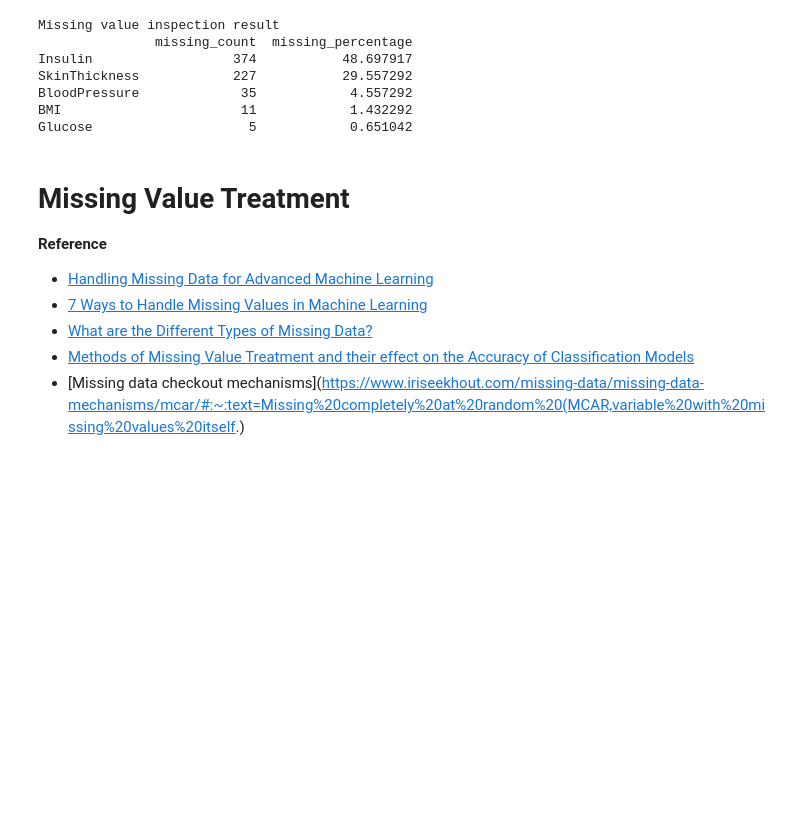
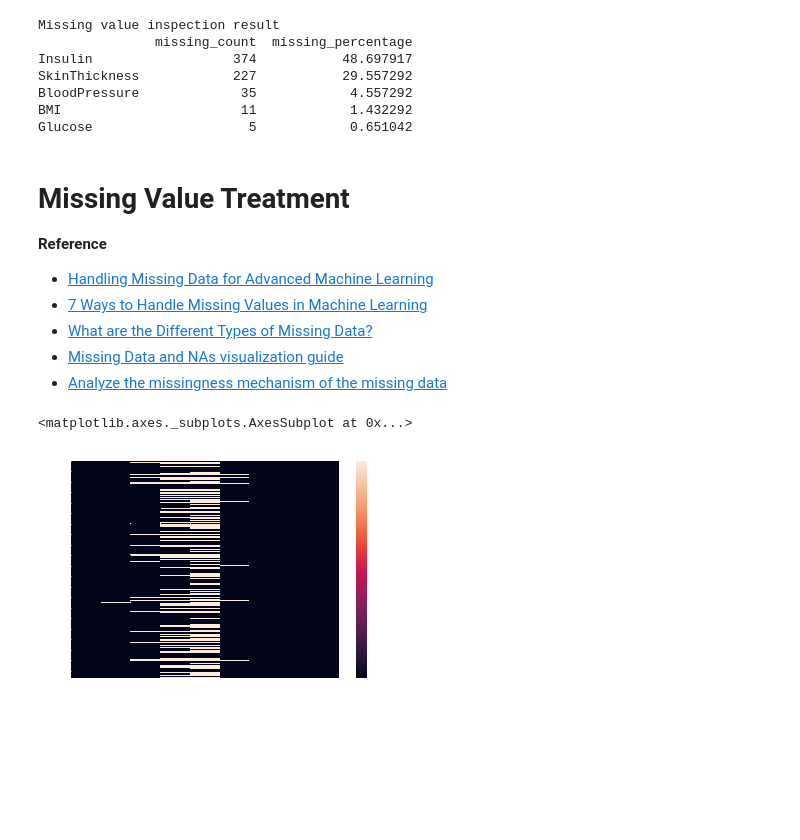
Before and after one commit to sayan0506/Prediction-model-for-Diabetes, a Jupyter notebook: Pima_Indian_Diabetes_prediction_model.ipynb, the cells around one changed output. Drawn from its saved outputs; the diff is of its cells as text; code cells hidden in the pictures; blank space fills up the shorter version.

```diff
--- a/Pima_Indian_Diabetes_prediction_model.ipynb
+++ b/Pima_Indian_Diabetes_prediction_model.ipynb
@@ -227,6 +227,10 @@ Glucose                    5            0.651042
 * [7 Ways to Handle Missing Values in Machine Learning](https://towardsdatascience.com/7-ways-to-handle-missing-values-in-machine-learning-1a6326adf79e)
 * [What are the Different Types of Missing Data?
 ](https://www.displayr.com/different-types-of-missing-data/)
-* [Methods of Missing Value Treatment and their effect on the
-Accuracy of Classification Models](https://www.researchgate.net/profile/Archish_Kapil/publication/328556287_Methods_of_Missing_Value_Treatment_and_their_effect_on_the_Accuracy_of_Classification_Models/links/5bd4438f92851c6b27922ca4/Methods-of-Missing-Value-Treatment-and-their-effect-on-the-Accuracy-of-Classification-Models.pdf)
-* [Missing data checkout mechanisms](https://www.iriseekhout.com/missing-data/missing-data-mechanisms/mcar/#:~:text=Missing%20completely%20at%20random%20(MCAR,variable%20with%20missing%20values%20itself.)
+* [Missing Data and NAs visualization guide](https://www.kaggle.com/alenavorushilova/missing-data-and-nas-guide)
+* [Analyze the missingness mechanism of the missing data](https://towardsdatascience.com/how-to-identify-missingness-types-with-missingno-61cfe0449ad9)
+# %%
+sns.heatmap(df_mod.isnull(), cbar=True)|
+# %% [output]
+<matplotlib.axes._subplots.AxesSubplot at 0x...>
+[figure, added]
```
Also changed, not shown: parts of 6 cells of this notebook.
